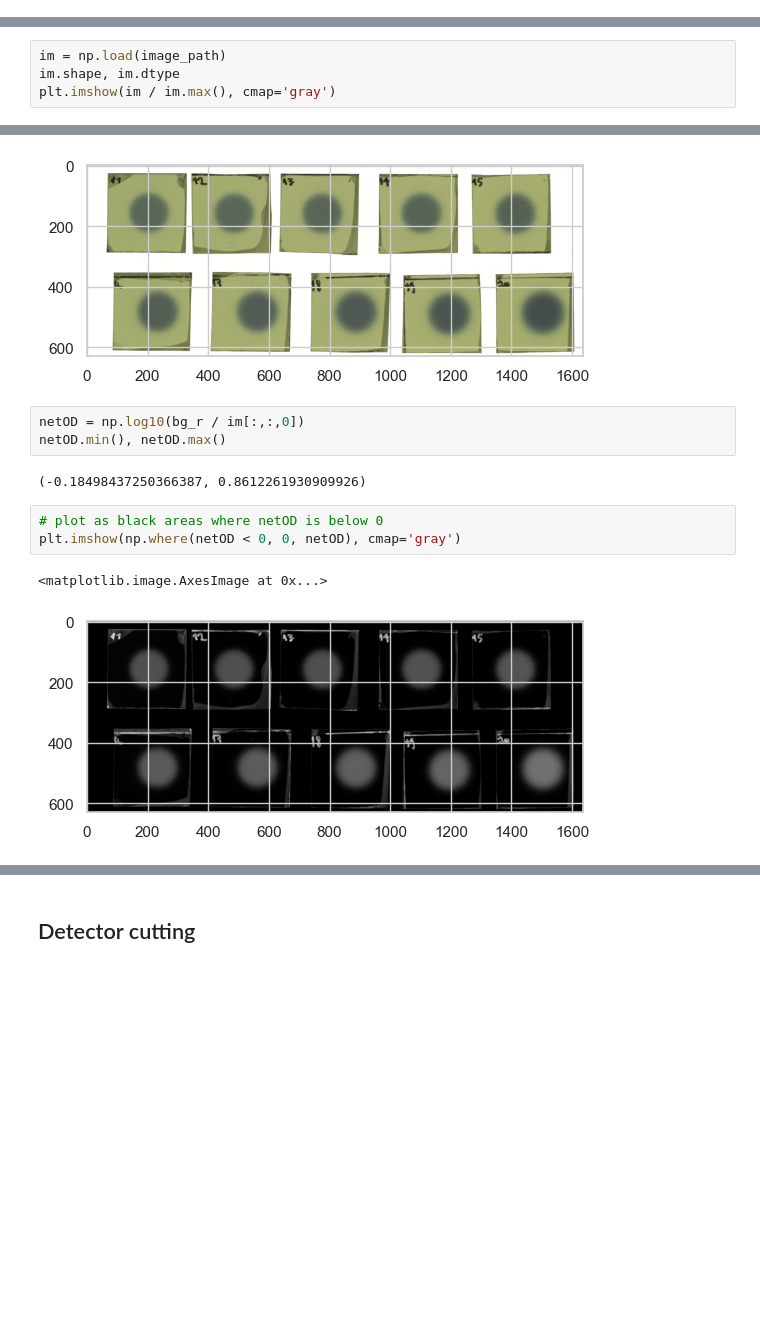
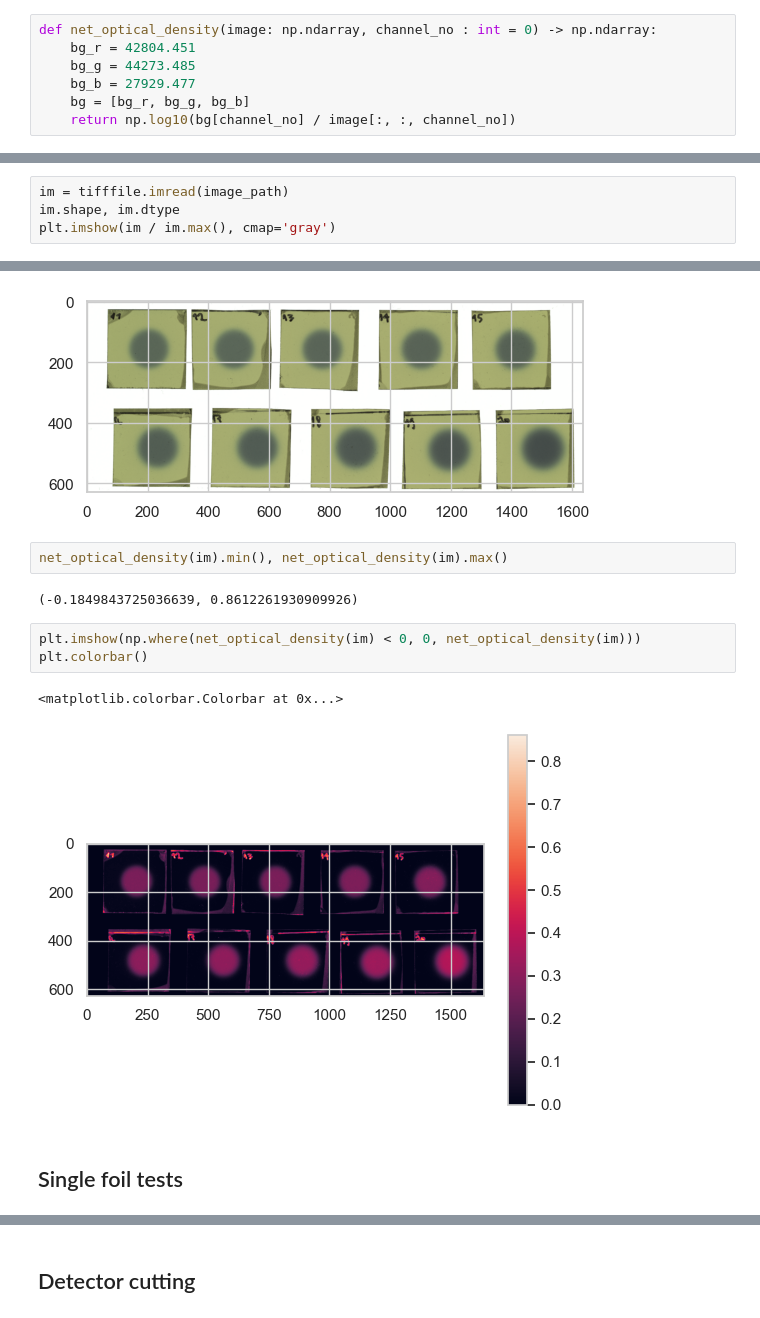
Before and after one commit to grzanka/osl_mb_foils, a Jupyter notebook: notebooks/playground/0.6-lg-2d-efficiency_10mm.ipynb, the cells around one changed output, grey strips where cells are left out. Drawn from its saved outputs; the diff is of its cells as text; blank space fills up the shorter version.

```diff
--- a/notebooks/playground/0.6-lg-2d-efficiency_10mm.ipynb
+++ b/notebooks/playground/0.6-lg-2d-efficiency_10mm.ipynb
@@ -33,0 +116,7 @@ bg_b = 27929.477
+# %%
+def net_optical_density(image: np.ndarray, channel_no : int = 0) -> np.ndarray:
+    bg_r = 42804.451
+    bg_g = 44273.485
+    bg_b = 27929.477
+    bg = [bg_r, bg_g, bg_b]
+    return np.log10(bg[channel_no] / image[:, :, channel_no])
@@ -34,19 +126,20 @@ bg_b = 27929.477
 # %%
-im = np.load(image_path)
+im = tifffile.imread(image_path)
 im.shape, im.dtype
 plt.imshow(im / im.max(), cmap='gray')
 # %% [output]
 <matplotlib.image.AxesImage at 0x...>
 [figure]
-# %%
-netOD = np.log10(bg_r / im[:,:,0])
-netOD.min(), netOD.max()
-# %% [output]
-(-0.18498437250366387, 0.8612261930909926)
-# %%
-# plot as black areas where netOD is below 0
-plt.imshow(np.where(netOD < 0, 0, netOD), cmap='gray')
-# %% [output]
-<matplotlib.image.AxesImage at 0x...>
-[figure, removed]
+# %%
+net_optical_density(im).min(), net_optical_density(im).max()
+# %% [output]
+(-0.1849843725036639, 0.8612261930909926)
+# %%
+plt.imshow(np.where(net_optical_density(im) < 0, 0, net_optical_density(im)))
+plt.colorbar()
+# %% [output]
+<matplotlib.colorbar.Colorbar at 0x...>
+[figure, added]
+# %% [markdown]
+## Single foil tests
 # %% [markdown]
```
Also changed, not shown: parts of 40 cells of this notebook.
